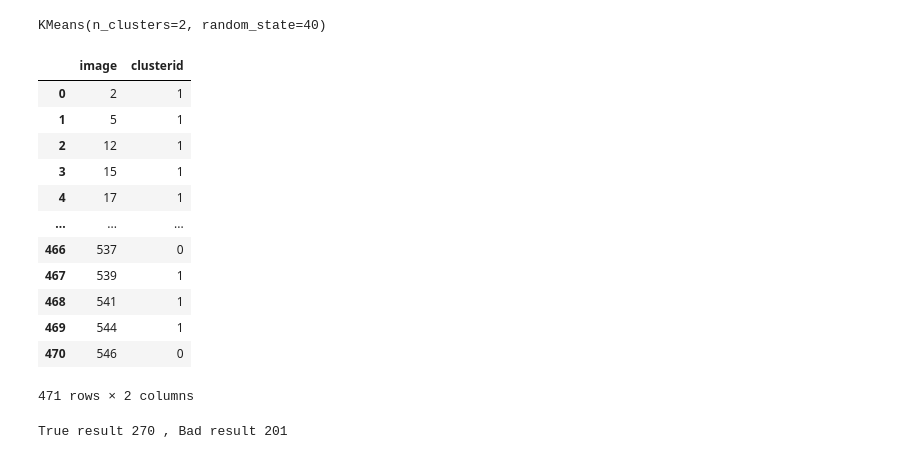
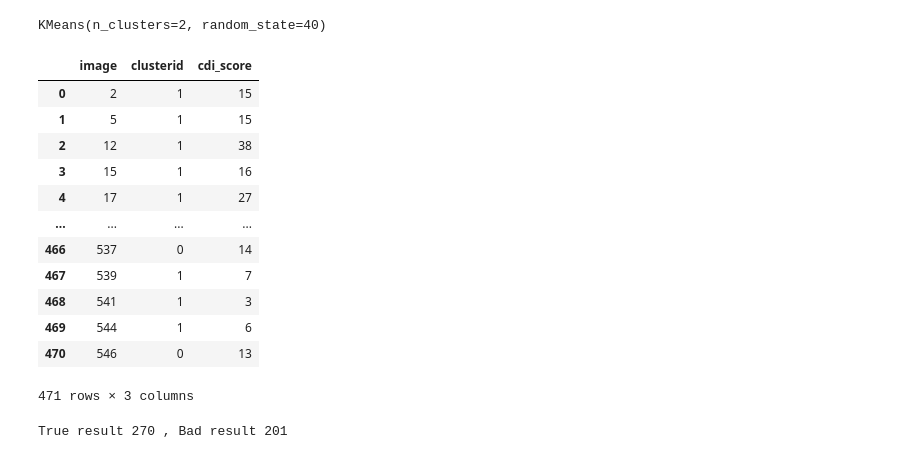
Before and after one commit to Marinku099/Sci-project-m5, a Jupyter notebook: Depressed_DataClustering.ipynb, the cells around one changed output. Drawn from its saved outputs; the diff is of its cells as text; code cells hidden in the pictures.

Commit message:
update clustering code and move files
clustering data using images and score, move excel files to data folder

```diff
--- a/Depressed_DataClustering.ipynb
+++ b/Depressed_DataClustering.ipynb
@@ -22,7 +22,7 @@ from os.path import isfile, join
 width = 450
 hieght = 550
 # %%
-df = pd.read_excel("cdi-data-scan1266.xlsx")
+df = pd.read_excel(r"data\cdi-data-scan1266.xlsx")
 df = df[["ID","Pt","DEP"]] #1 = depressed
 # %%
 df
@@ -93,27 +95,28 @@ array([[ 0,  0,  0, ...,  0,  0, 15],
 # %%
 k = 2
-clusters = KMeans(k, random_state = 40)
-clusters.fit(flattened_images)
+kmeans = KMeans(k, random_state = 40)
+kmeans.fit(images_score)
 # %% [output]
 KMeans(n_clusters=2, random_state=40)
 # %%
 image_cluster = pd.DataFrame(img_name,columns=['image'])
-image_cluster["clusterid"] = clusters.labels_
+image_cluster["clusterid"] = kmeans.labels_
+image_cluster["cdi_score"] = CDI_score
 image_cluster
 # %% [output]
-|  | image | clusterid |
-| 0 | 2 | 1 |
-| 1 | 5 | 1 |
-| 2 | 12 | 1 |
-| 3 | 15 | 1 |
-| 4 | 17 | 1 |
-| ... | ... | ... |
-| 466 | 537 | 0 |
-| 467 | 539 | 1 |
-| 468 | 541 | 1 |
-| 469 | 544 | 1 |
-| 470 | 546 | 0 |
+|  | image | clusterid | cdi_score |
+| 0 | 2 | 1 | 15 |
+| 1 | 5 | 1 | 15 |
+| 2 | 12 | 1 | 38 |
+| 3 | 15 | 1 | 16 |
+| 4 | 17 | 1 | 27 |
+| ... | ... | ... | ... |
+| 466 | 537 | 0 | 14 |
+| 467 | 539 | 1 | 7 |
+| 468 | 541 | 1 | 3 |
+| 469 | 544 | 1 | 6 |
+| 470 | 546 | 0 | 13 |
-471 rows × 2 columns
+471 rows × 3 columns
 # %%
 def labelClass(ID):
 
```
Also changed, not shown: parts of 6 cells of this notebook, 7 other files.
